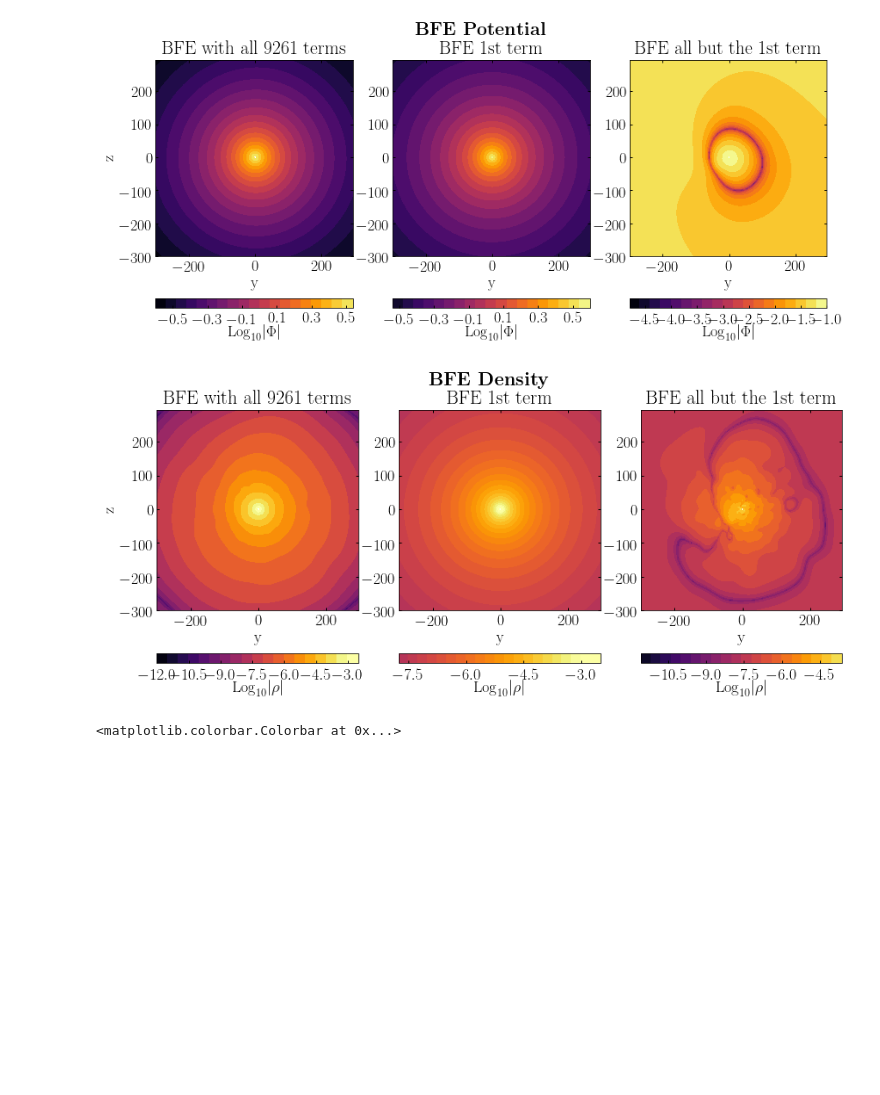
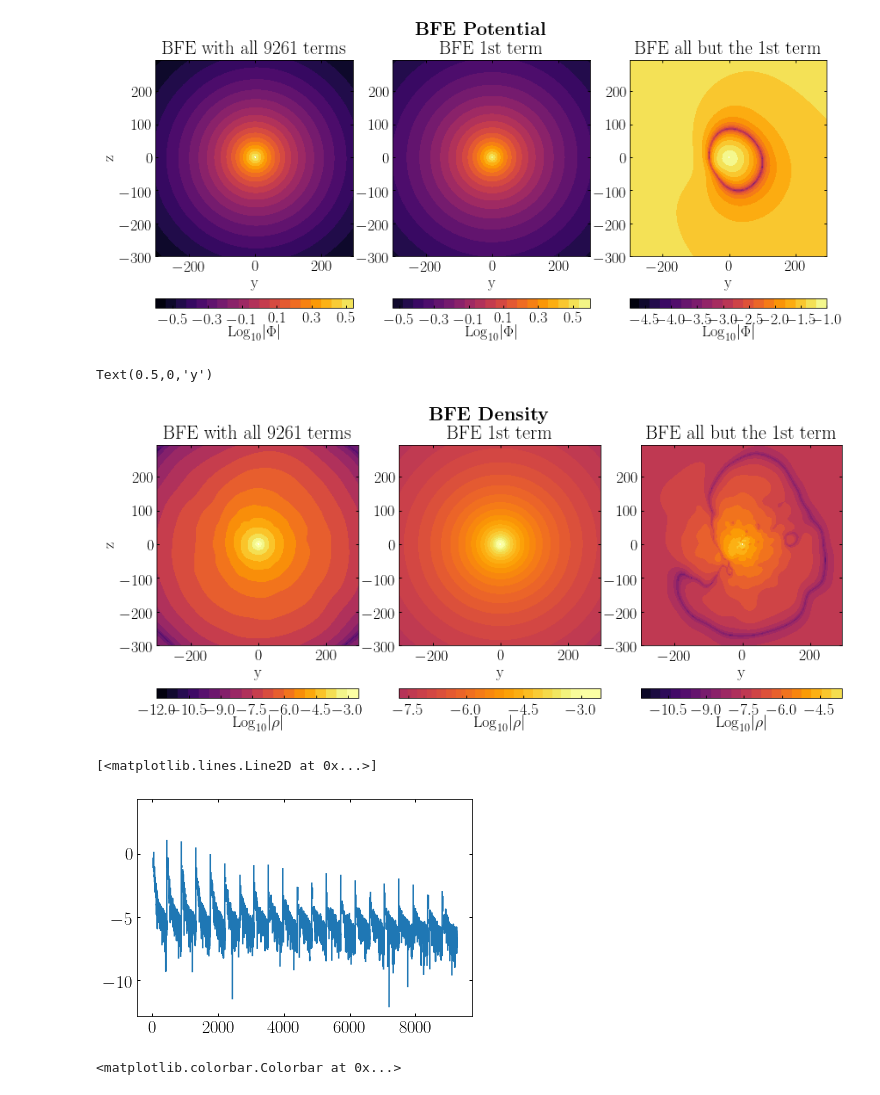
Before and after one commit to jngaravitoc/MW-LMC-SCF, a Jupyter notebook: code/BFE_mwlmc.ipynb, the cells around one changed output. Cells and saved outputs as stored; diff of their text form; code cells hidden in the pictures; blank space fills up the shorter version.

```diff
--- a/code/BFE_mwlmc.ipynb
+++ b/code/BFE_mwlmc.ipynb
@@ -214,7 +230,7 @@ fig.suptitle(r'$\textbf{BFE Density}$')
 
 subplot(1, 3, 1)
 title('BFE with all 9261 terms')
-contourf(y_grid_2, z_grid_2, np.log10(np.abs(rho_matrix.T)), 20, vmin=-12, vmax=-3, cmap='inferno')
+contourf(y_grid_2, z_grid_2, np.log10(np.abs(rho_matrix.T)), 20, origin='lower',vmin=-12, vmax=-3, cmap='inferno')
 cbar = colorbar(orientation='horizontal')
 cbar.set_label(r'$\rm{Log}_{10} |\rho|$')
 cbar.set_ticks(np.arange(-12, -2.9, 1.5))
@@ -223,7 +239,7 @@ ylabel('z')
 
 subplot(1, 3, 2)
 title('BFE 1st term')
-contourf(y_grid_2, z_grid_2, np.log10(np.abs(rho_matrix_base.T)), 20, vmin=-12, vmax=-3, cmap='inferno')
+contourf(y_grid_2, z_grid_2, np.log10(np.abs(rho_matrix_base.T)), 20, origin='lower', vmin=-12, vmax=-3, cmap='inferno')
 cbar = colorbar(orientation='horizontal')
 cbar.set_label(r'$\rm{Log}_{10} |\rho|$')
 cbar.set_ticks(np.arange(-12, -2.9, 1.5))
@@ -231,14 +247,15 @@ xlabel('y')
 
 subplot(1, 3, 3)
 title('BFE all but the 1st term')
-contourf(y_grid_2, z_grid_2, np.log10(np.abs(rho_matrix_per.T)), 20, vmin=-12, vmax=-3, cmap='inferno')
+contourf(y_grid_2, z_grid_2, np.log10(np.abs(rho_matrix_per.T)), 20, origin='lower', vmin=-12, vmax=-3, cmap='inferno')
 cbar = colorbar(orientation='horizontal')
 cbar.set_label(r'$\rm{Log}_{10} |\rho|$')
 cbar.set_ticks(np.arange(-12, -2.9, 1.5))
 xlabel('y')
 
-savefig('BFE_density.pdf', bbox_inches='tight')
+#savefig('BFE_density.pdf', bbox_inches='tight')
 # %% [output]
+Text(0.5,0,'y')
 [figure]
 # %%
 A_nl_matrix = np.zeros((21, 21, 21))
@@ -246,6 +263,11 @@ for i in range(21):
     A_nl_matrix[:,:,i] = A_nl_array
 # %%
 U_nlm = 0.5*(S_mwlmc**2 + T_mwlmc**2)/A_nl_matrix
+# %%
+plot(np.log10(np.abs(U_nlm.flatten())))
+# %% [output]
+[<matplotlib.lines.Line2D at 0x...>]
+[figure, added]
 # %%
 imshow(np.log(np.abs(U_nlm[:,:,0].T)), origin='lower', vmin=0, vmax=10)
 colorbar()
```
Also changed, not shown: parts of 8 cells of this notebook.
